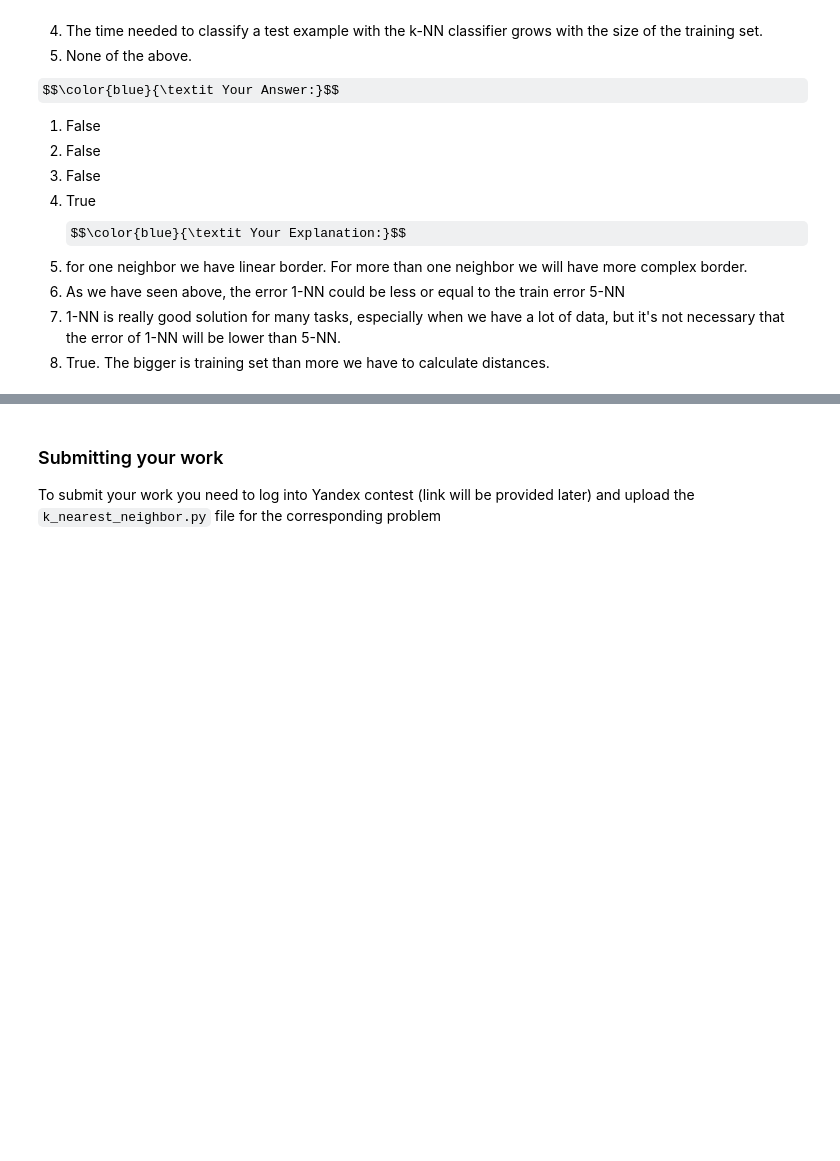
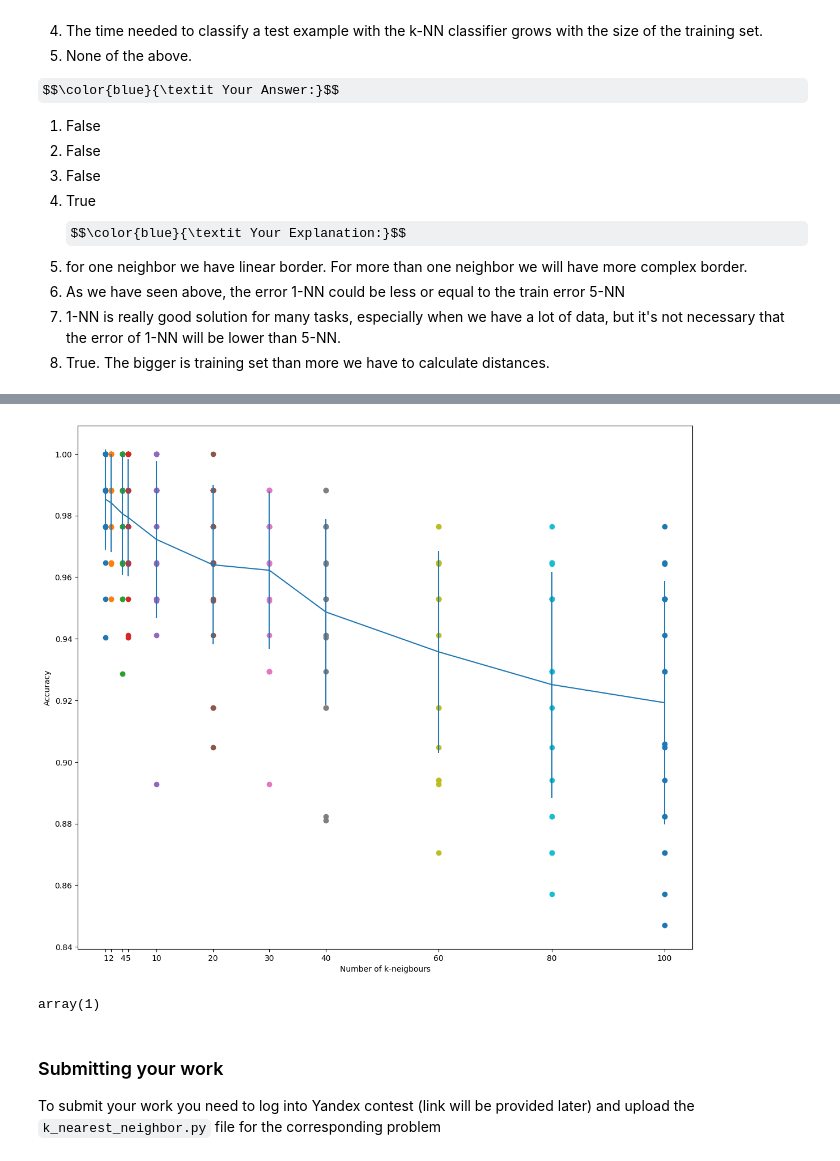
Before and after one commit to KirillStarodubovVR/ml-course, a Jupyter notebook: homeworks_basic/assignment0_01_kNN/kNN_practice_0_01.ipynb, the cells around one changed output, grey strips where cells are left out. Cells and saved outputs as stored; diff of their text form; code cells hidden in the pictures; some formulas as TeX source; blank space fills up the shorter version.

```diff
--- a/homeworks_basic/assignment0_01_kNN/kNN_practice_0_01.ipynb
+++ b/homeworks_basic/assignment0_01_kNN/kNN_practice_0_01.ipynb
@@ -367,3 +423,21 @@ $$\color{blue}{\textit Your Explanation:}$$
+# %%
+accuracy_mean = []
+accuracy_std = []
+for k, a in k_accuracy.items():
+    accuracy_mean.append(np.mean(a))
+    accuracy_std.append(np.std(a))
+    plt.scatter(np.full_like(a, k), a)
+
+plt.errorbar(k_num, accuracy_mean, yerr=accuracy_std)
+plt.xlabel('Number of k-neigbours');
+plt.ylabel('Accuracy');
+plt.xticks(k_num);
+# %% [output]
+[figure, added]
+# %%
+np.full_like(len(a), 1)
+# %% [output]
+array(1)
 # %% [markdown]
 ### Submitting your work
 To submit your work you need to log into Yandex contest (link will be provided later) and upload the `k_nearest_neighbor.py` file for the corresponding problem
```
Also changed, not shown: parts of 7 cells of this notebook, 3 other files.
